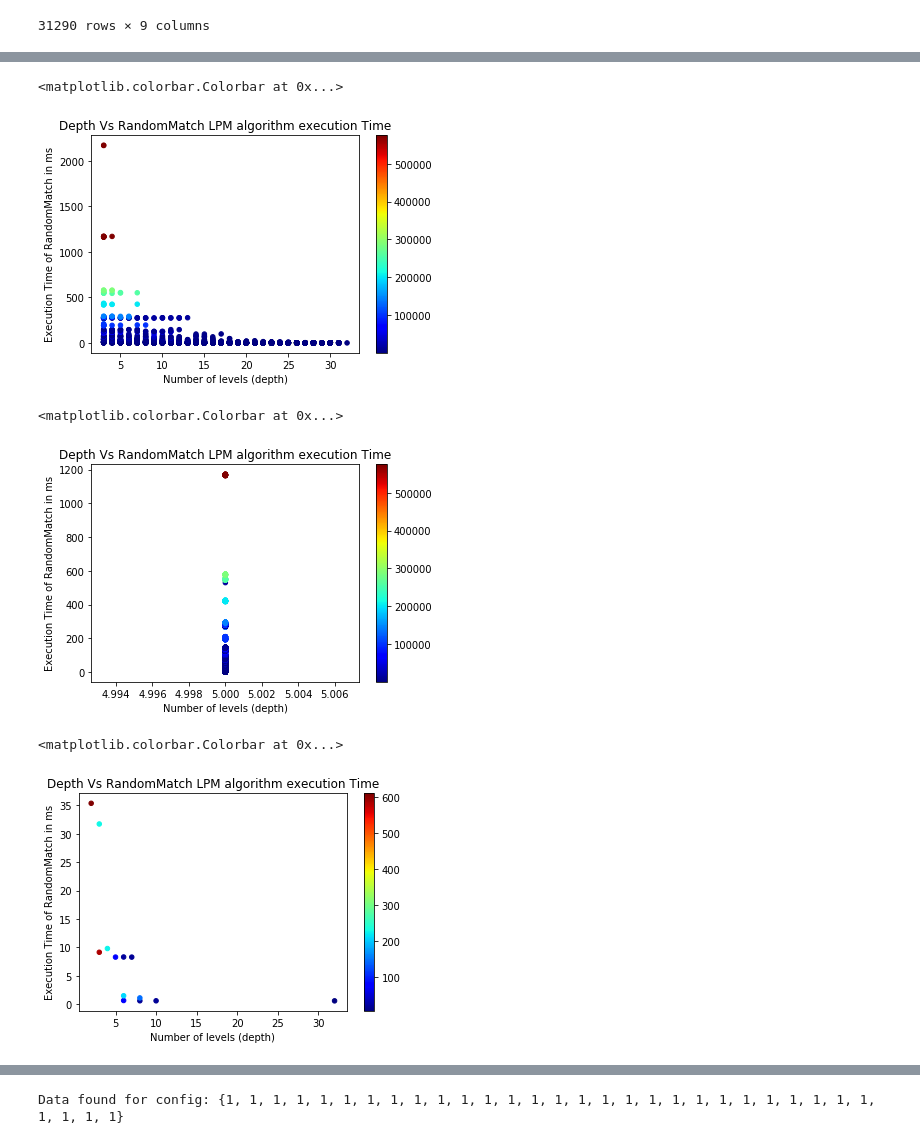
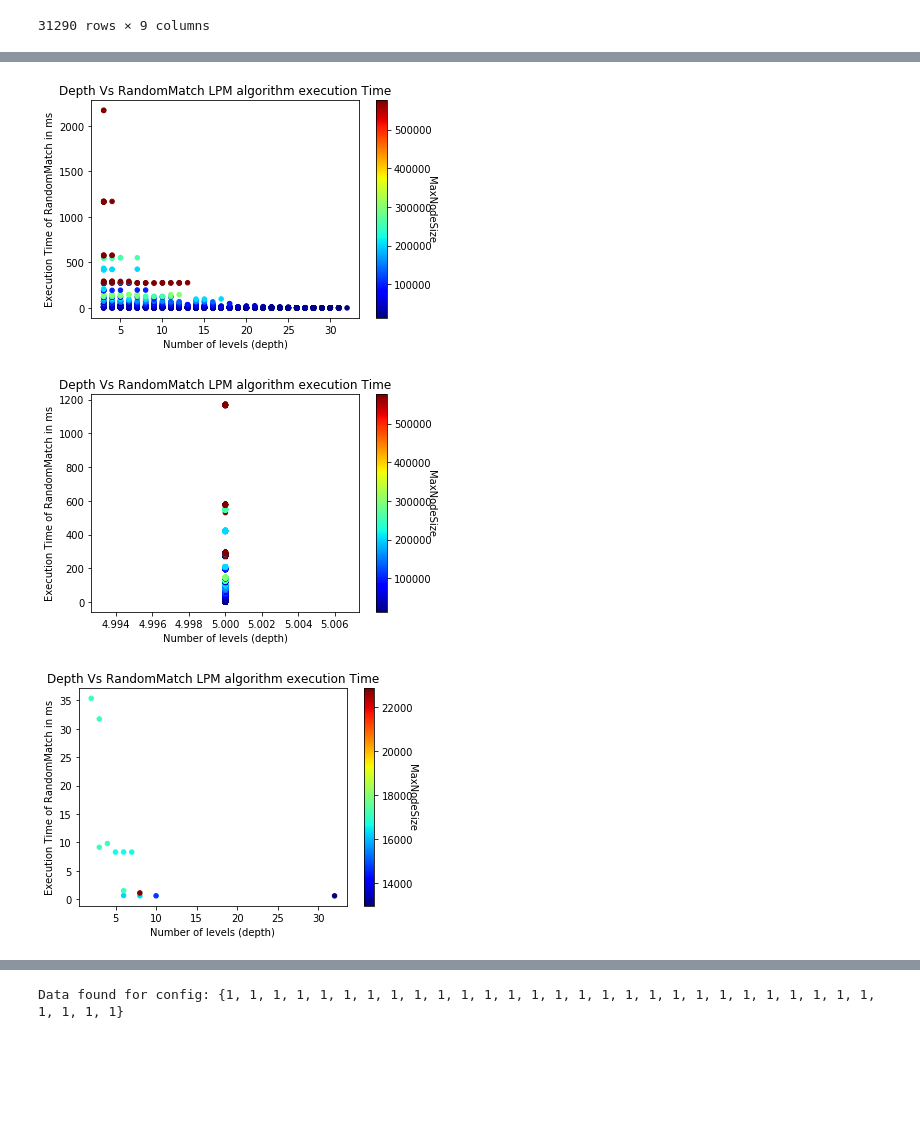
Before and after one commit to matrackif/TrieStrides, a Jupyter notebook: flavors_data_analysis.ipynb, the cells around one changed output, grey strips where cells are left out. Saved outputs shown, nothing was run; the diff lists cells and outputs as text; code cells hidden in the pictures; blank space fills up the shorter version.

Commit message:
Add ability to add custom node counts, update notebook

```diff
--- a/flavors_data_analysis.ipynb
+++ b/flavors_data_analysis.ipynb
@@ -307,39 +341,39 @@ plt.colorbar()
 # %%
 x = results_random_shuffled['Depth'].values
 y = results_random_shuffled['RandomMatch'].values
-z = results_random_shuffled['MaxAverageNodeSize'].values
+z = results_random_shuffled['MaxNodeSize'].values
 plt.title("Depth Vs RandomMatch LPM algorithm execution Time")
 plt.xlabel("Number of levels (depth)")
 plt.ylabel("Execution Time of RandomMatch in ms")
 plt.scatter(x, y, s=20, c=z, marker='o', cmap = cm.jet)
-plt.colorbar()
+clb = plt.colorbar()
+clb.set_label('MaxNodeSize', rotation=270)
 # %% [output]
-<matplotlib.colorbar.Colorbar at 0x...>
-[figure, old version]
+[figure, new version]
 # %%
 x = all_configs_5_strides['Depth'].values
 y = all_configs_5_strides['RandomMatch'].values
-z = all_configs_5_strides['MaxAverageNodeSize'].values
+z = all_configs_5_strides['MaxNodeSize'].values
 plt.title("Depth Vs RandomMatch LPM algorithm execution Time")
 plt.xlabel("Number of levels (depth)")
 plt.ylabel("Execution Time of RandomMatch in ms")
 plt.scatter(x, y, s=20, c=z, marker='o', cmap = cm.jet)
-plt.colorbar()
+clb = plt.colorbar()
+clb.set_label('MaxNodeSize', rotation=270)
 # %% [output]
-<matplotlib.colorbar.Colorbar at 0x...>
-[figure, old version]
+[figure, new version]
 # %%
 x = results_wolant['Depth'].values
 y = results_wolant['RandomMatch'].values
-z = results_wolant['AverageNodeSize'].values
+z = results_wolant['MaxNodeSize'].values
 plt.title("Depth Vs RandomMatch LPM algorithm execution Time")
 plt.xlabel("Number of levels (depth)")
 plt.ylabel("Execution Time of RandomMatch in ms")
 plt.scatter(x, y, s=20, c=z, marker='o', cmap = cm.jet)
-plt.colorbar()
+clb = plt.colorbar()
+clb.set_label('MaxNodeSize', rotation=270)
 # %% [output]
-<matplotlib.colorbar.Colorbar at 0x...>
-[figure, old version]
+[figure, new version]
 # %%
 x = results_fst['Depth'].values
 y = results_fst['RandomMatch'].values
```
Also changed, not shown: parts of 19 cells of this notebook, 2 other files.
